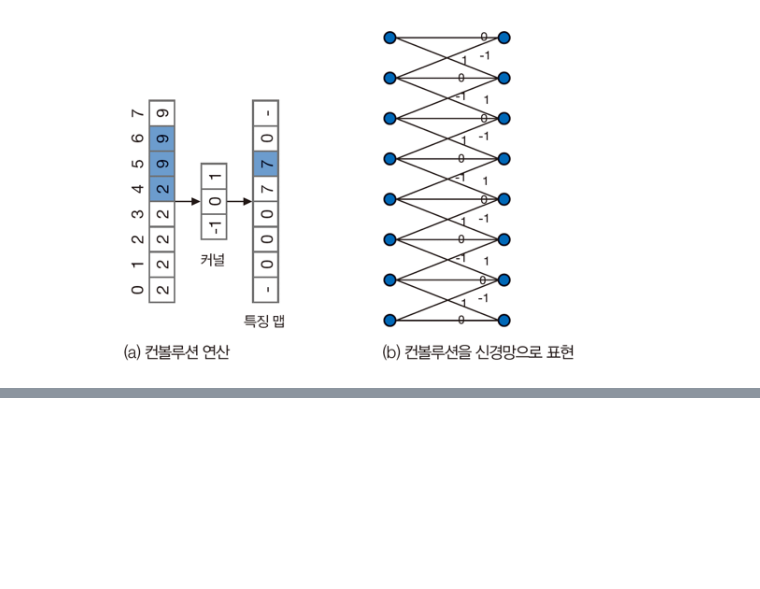
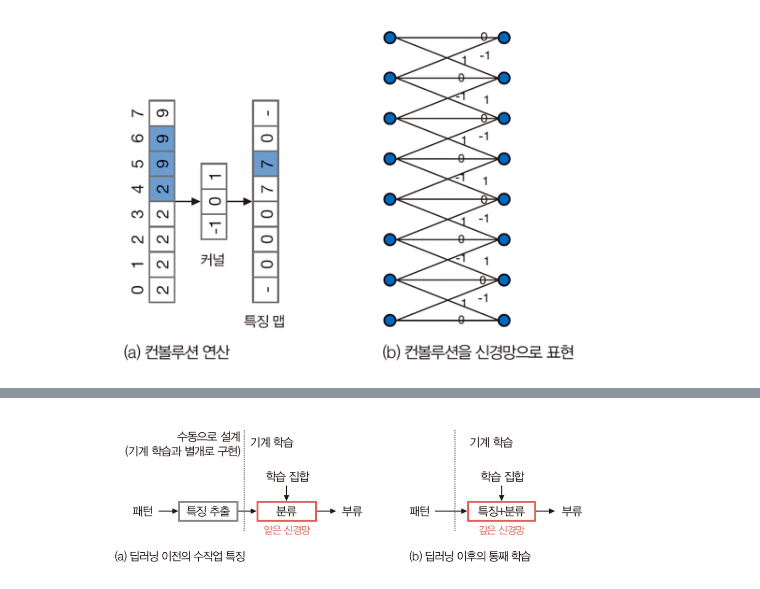
Before and after one commit to bigdataleeky/python, a Jupyter notebook: 20220422/20220422_컨볼류션 신경망 & 컴퓨터 비젼.ipynb, the cells around one changed output, grey strips where cells are left out. Cells and saved outputs as stored; diff of their text form; code cells hidden in the pictures; blank space fills up the shorter version.

```diff
--- a/20220422/20220422_컨볼류션 신경망 & 컴퓨터 비젼.ipynb
+++ b/20220422/20220422_컨볼류션 신경망 & 컴퓨터 비젼.ipynb
@@ -50,0 +59,5 @@ Image("https://raw.githubusercontent.com/bigdataleeky/python/main/image/52.PNG",
+# %%
+# 딥러닝에 의한 컴퓨터 비전 패러다임의 변화
+Image("https://raw.githubusercontent.com/bigdataleeky/python/main/image/54.PNG", width=500)
+# %% [output]
+[figure, added]
```
Also changed, not shown: parts of 6 cells of this notebook.
